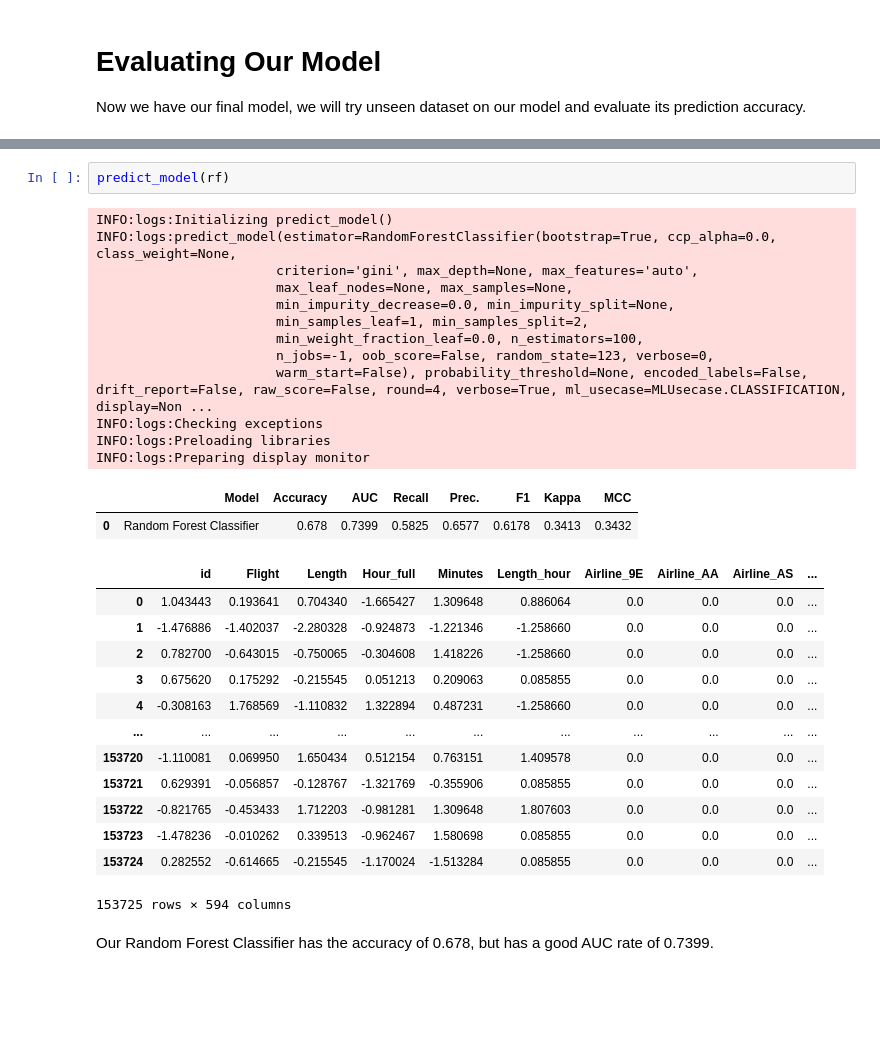
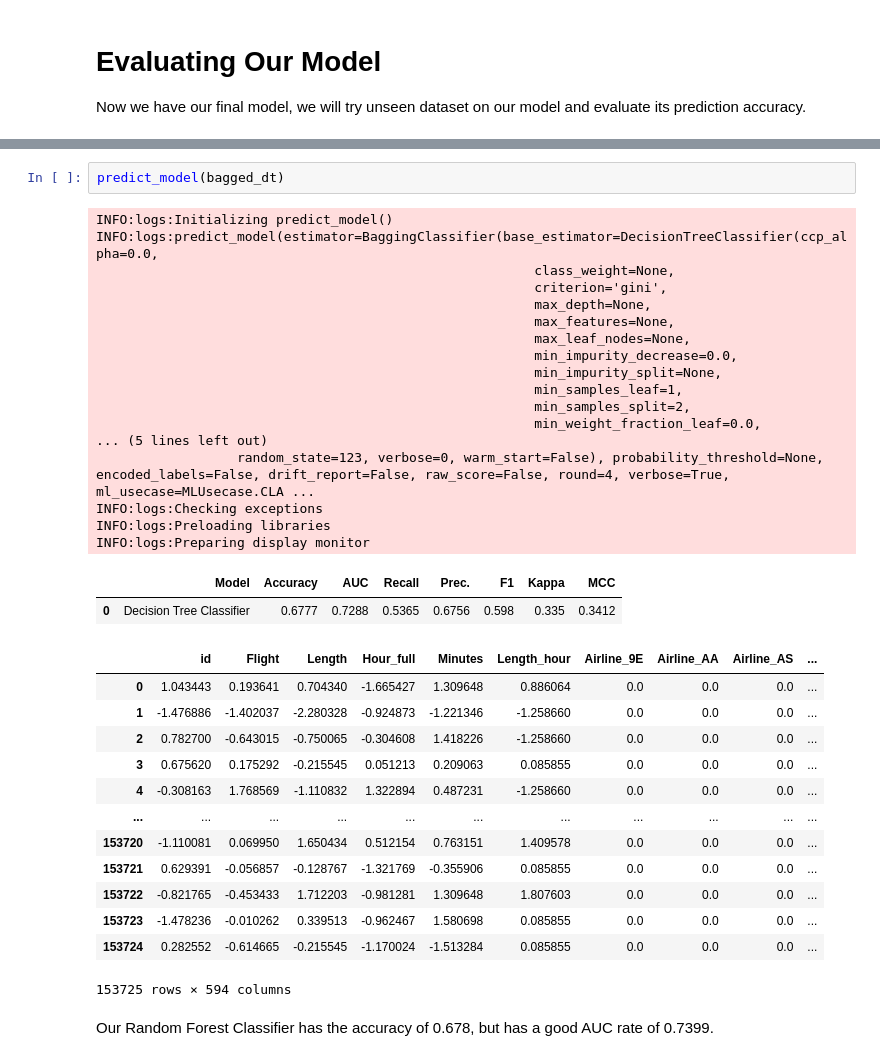
Before and after one commit to kwpark23/Airline-Delays, a Jupyter notebook: Airline_delay.ipynb, the cells around one changed output, grey strips where cells are left out. Saved outputs shown, nothing was run; the diff lists cells and outputs as text; blank space fills up the shorter version.

```diff
--- a/Airline_delay.ipynb
+++ b/Airline_delay.ipynb
@@ -509,21 +530,26 @@ INFO:logs:evaluate_model(estimator=RandomForestClassifier(bootstrap=True, ccp_al
 interactive(children=(ToggleButtons(description='Plot Type:', icons=('',), options=(('Hyperparameters', 'param…
 # %%
-predict_model(rf)
+predict_model(bagged_dt)
 # %% [output]
 INFO:logs:Initializing predict_model()
-INFO:logs:predict_model(estimator=RandomForestClassifier(bootstrap=True, ccp_alpha=0.0, class_weight=None,
-                       criterion='gini', max_depth=None, max_features='auto',
-                       max_leaf_nodes=None, max_samples=None,
-                       min_impurity_decrease=0.0, min_impurity_split=None,
-                       min_samples_leaf=1, min_samples_split=2,
-                       min_weight_fraction_leaf=0.0, n_estimators=100,
-                       n_jobs=-1, oob_score=False, random_state=123, verbose=0,
-                       warm_start=False), probability_threshold=None, encoded_labels=False, drift_report=False, raw_score=False, round=4, verbose=True, ml_usecase=MLUsecase.CLASSIFICATION, display=Non ...
+INFO:logs:predict_model(estimator=BaggingClassifier(base_estimator=DecisionTreeClassifier(ccp_alpha=0.0,
+                                                        class_weight=None,
+                                                        criterion='gini',
+                                                        max_depth=None,
+                                                        max_features=None,
+                                                        max_leaf_nodes=None,
+                                                        min_impurity_decrease=0.0,
+                                                        min_impurity_split=None,
+                                                        min_samples_leaf=1,
+                                                        min_samples_split=2,
+                                                        min_weight_fraction_leaf=0.0,
+... (5 lines left out)
+                  random_state=123, verbose=0, warm_start=False), probability_threshold=None, encoded_labels=False, drift_report=False, raw_score=False, round=4, verbose=True, ml_usecase=MLUsecase.CLA ...
 INFO:logs:Checking exceptions
 INFO:logs:Preloading libraries
 INFO:logs:Preparing display monitor
 |  | Model | Accuracy | AUC | Recall | Prec. | F1 | Kappa | MCC |
-| 0 | Random Forest Classifier | 0.678 | 0.7399 | 0.5825 | 0.6577 | 0.6178 | 0.3413 | 0.3432 |
+| 0 | Decision Tree Classifier | 0.6777 | 0.7288 | 0.5365 | 0.6756 | 0.598 | 0.335 | 0.3412 |
 |  | id | Flight | Length | Hour_full | Minutes | Length_hour | Airline_9E | Airline_AA | Airline_AS | ... |
 | 0 | 1.043443 | 0.193641 | 0.704340 | -1.665427 | 1.309648 | 0.886064 | 0.0 | 0.0 | 0.0 | ... |
 | 1 | -1.476886 | -1.402037 | -2.280328 | -0.924873 | -1.221346 | -1.258660 | 0.0 | 0.0 | 0.0 | ... |
```
Also changed, not shown: parts of 18 cells of this notebook.
